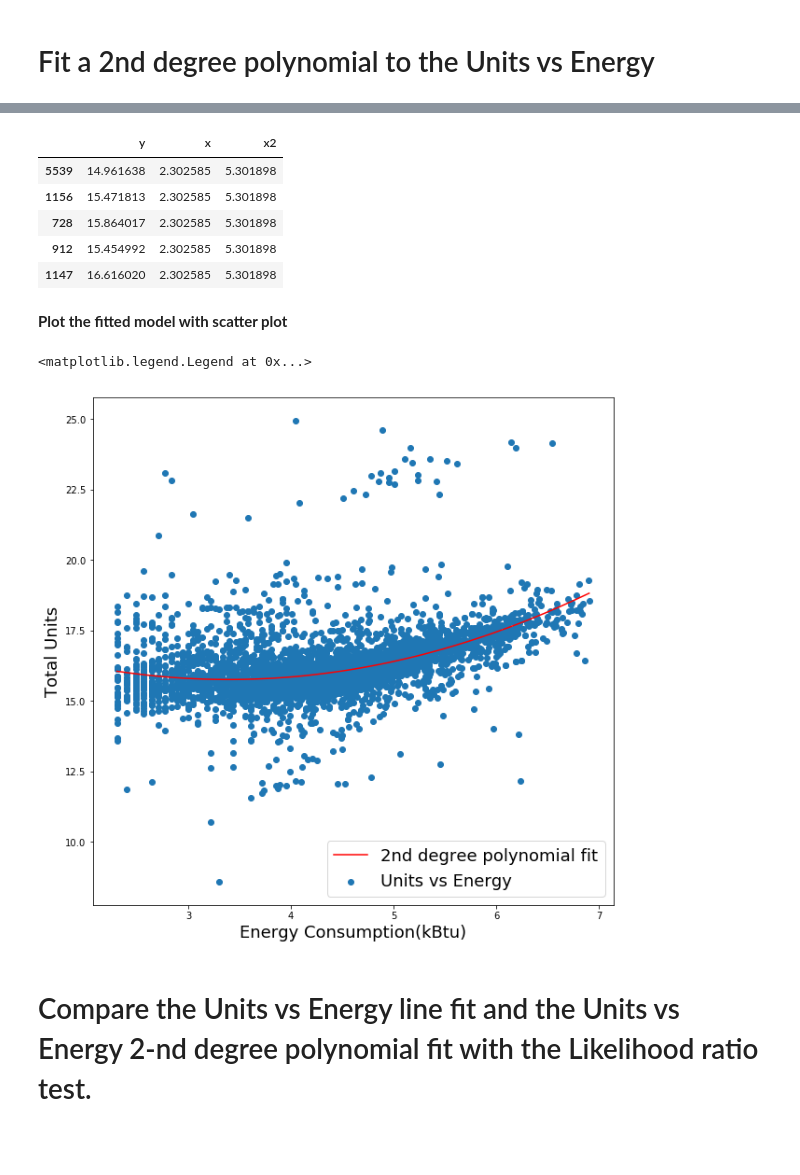
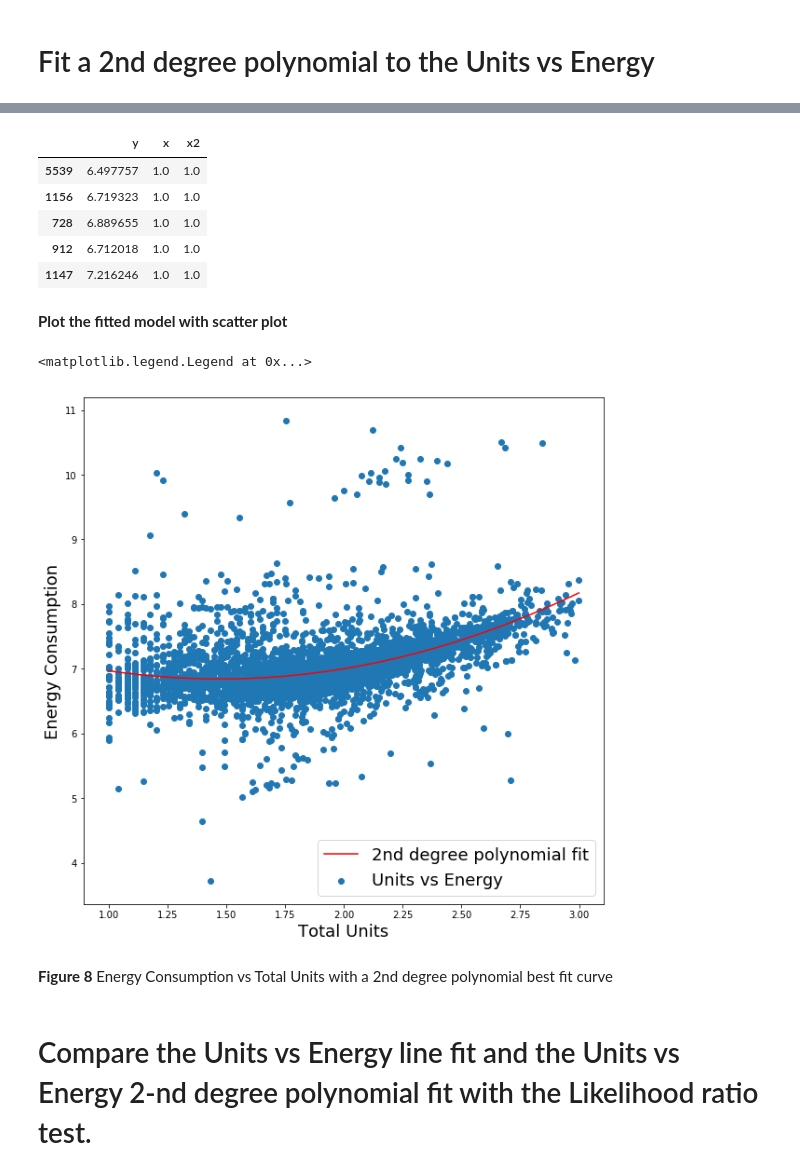
Before and after one commit to biabbiassago/PUI2017_bb1569, a Jupyter notebook: HW6_bb1569/assignment1_bb1569.ipynb, the cells around one changed output, grey strips where cells are left out. Drawn from its saved outputs; the diff is of its cells as text; code cells hidden in the pictures; blank space fills up the shorter version.

```diff
--- a/HW6_bb1569/assignment1_bb1569.ipynb
+++ b/HW6_bb1569/assignment1_bb1569.ipynb
@@ -489,9 +491,9 @@ print(chisq2)
 #OLS function.
 
 my_df = pd.DataFrame()
-my_df['y'] = np.log(bblnrgdataCut.TotEnergy)
-my_df['x'] = np.log(bblnrgdataCut.UnitsTotal)
-my_df['x2'] = np.log(bblnrgdataCut.UnitsTotal)**2
+my_df['y'] = np.log10(bblnrgdataCut.TotEnergy)
+my_df['x'] = np.log10(bblnrgdataCut.UnitsTotal)
+my_df['x2'] = np.log10(bblnrgdataCut.UnitsTotal)**2
 
 curveLog = smf.ols(formula='y ~ x+x2', missing='drop', data=my_df).fit()
 curveLog.summary()
@@ -521,30 +523,32 @@ my_df_sorted=my_df.sort_values('x')
 my_df_sorted.head()
 # %% [output]
 |  | y | x | x2 |
-| 5539 | 14.961638 | 2.302585 | 5.301898 |
-| 1156 | 15.471813 | 2.302585 | 5.301898 |
-| 728 | 15.864017 | 2.302585 | 5.301898 |
-| 912 | 15.454992 | 2.302585 | 5.301898 |
-| 1147 | 16.616020 | 2.302585 | 5.301898 |
+| 5539 | 6.497757 | 1.0 | 1.0 |
+| 1156 | 6.719323 | 1.0 | 1.0 |
+| 728 | 6.889655 | 1.0 | 1.0 |
+| 912 | 6.712018 | 1.0 | 1.0 |
+| 1147 | 7.216246 | 1.0 | 1.0 |
 # %% [markdown]
 **Plot the fitted model with scatter plot**
 # %%
 # Figure size...
 pl.figure(figsize=(10,10))
 #First plot the data used to fit a model
 pl.scatter(my_df['x'],my_df['y'], label='Units vs Energy')
 #Then plot the line fit with red color.
 
 pl.plot(my_df_sorted['x'], curveLog.predict(my_df_sorted), label='2nd degree polynomial fit', color='red')
 
 #Label the axes
-pl.ylabel('Total Units', fontsize = 18)
-pl.xlabel('Energy Consumption(kBtu)', fontsize = 18)
+pl.ylabel('Energy Consumption', fontsize = 18)
+pl.xlabel('Total Units', fontsize = 18)
 #Put a legend in the best location
 pl.legend(loc='best', fontsize=18)
 # %% [output]
 <matplotlib.legend.Legend at 0x...>
-[figure, old version]
+[figure, new version]
+# %% [markdown]
+**Figure 8** Energy Consumption vs Total Units with a 2nd degree polynomial best fit curve
 # %% [markdown]
 # Compare the Units vs Energy line fit and the Units vs Energy 2-nd degree polynomial fit with the Likelihood ratio test.
 # %%
```
Also changed, not shown: parts of 6 cells of this notebook.
